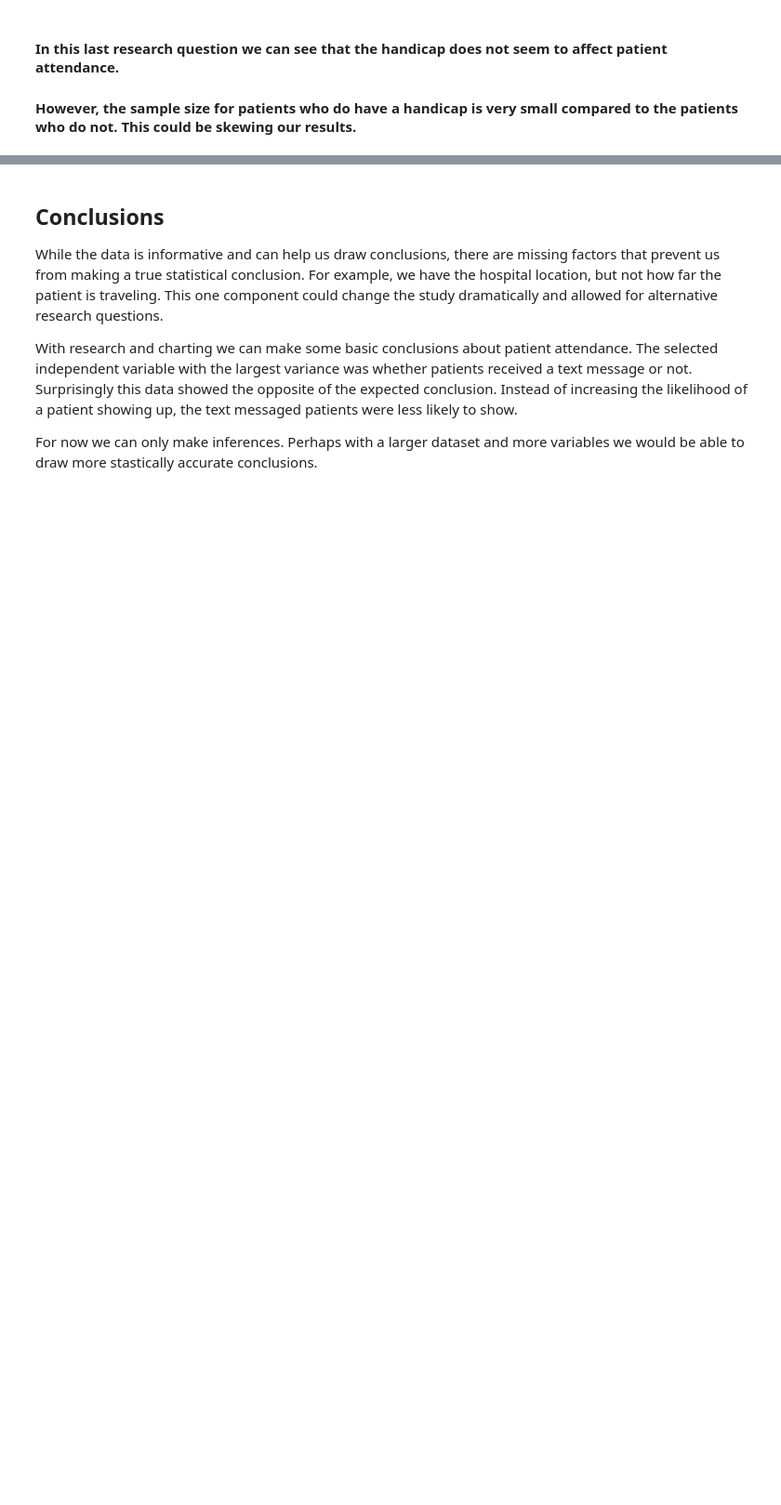
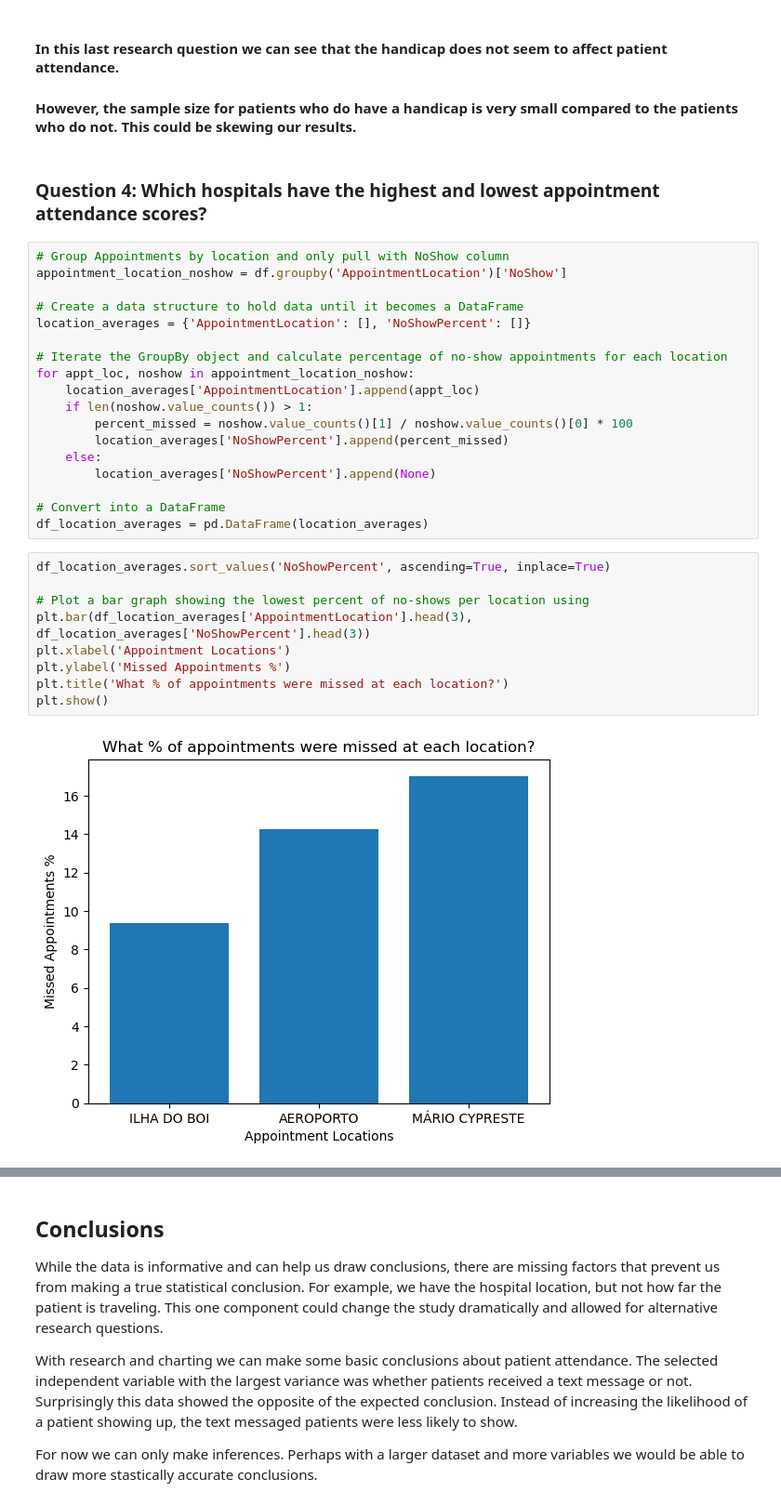
Before and after one commit to Steelsouls/investigate-dataset, a Jupyter notebook: brubin-investigate-dataset.ipynb, the cells around one changed output, grey strips where cells are left out. Shown: that part at 93% size. Drawn from its saved outputs; the diff is of its cells as text; blank space fills up the shorter version.

Commit message:
Add a 4th question to use more additional chart type and more built-in pandas features.

```diff
--- a/brubin-investigate-dataset.ipynb
+++ b/brubin-investigate-dataset.ipynb
@@ -296,3 +295,34 @@ plt.show()
 # %% [markdown]
 #### In this last research question we can see that the handicap does not seem to affect patient attendance.
 #### However, the sample size for patients who do have a handicap is very small compared to the patients who do not. This could be skewing our results.
+# %% [markdown]
+### Question 4: Which hospitals have the highest and lowest appointment attendance scores?
+# %%
+# Group Appointments by location and only pull with NoShow column
+appointment_location_noshow = df.groupby('AppointmentLocation')['NoShow']
+
+# Create a data structure to hold data until it becomes a DataFrame
+location_averages = {'AppointmentLocation': [], 'NoShowPercent': []}
+
+# Iterate the GroupBy object and calculate percentage of no-show appointments for each location
+for appt_loc, noshow in appointment_location_noshow:
+    location_averages['AppointmentLocation'].append(appt_loc)
+    if len(noshow.value_counts()) > 1:
+        percent_missed = noshow.value_counts()[1] / noshow.value_counts()[0] * 100
+        location_averages['NoShowPercent'].append(percent_missed)
+    else:
+        location_averages['NoShowPercent'].append(None)
+
+# Convert into a DataFrame
+df_location_averages = pd.DataFrame(location_averages)
+# %%
+df_location_averages.sort_values('NoShowPercent', ascending=True, inplace=True)
+
+# Plot a bar graph showing the lowest percent of no-shows per location using
+plt.bar(df_location_averages['AppointmentLocation'].head(3), df_location_averages['NoShowPercent'].head(3))
+plt.xlabel('Appointment Locations')
+plt.ylabel('Missed Appointments %')
+plt.title('What % of appointments were missed at each location?')
+plt.show()
+# %% [output]
+[figure, added]
```
Also changed, not shown: parts of 6 cells of this notebook.
